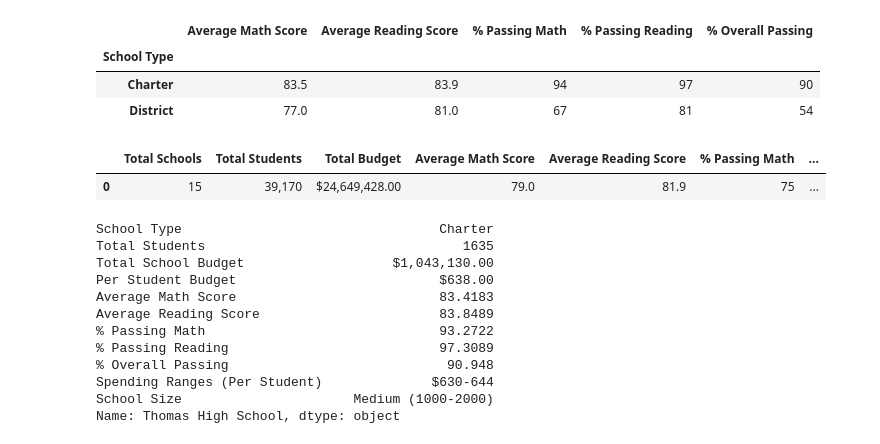
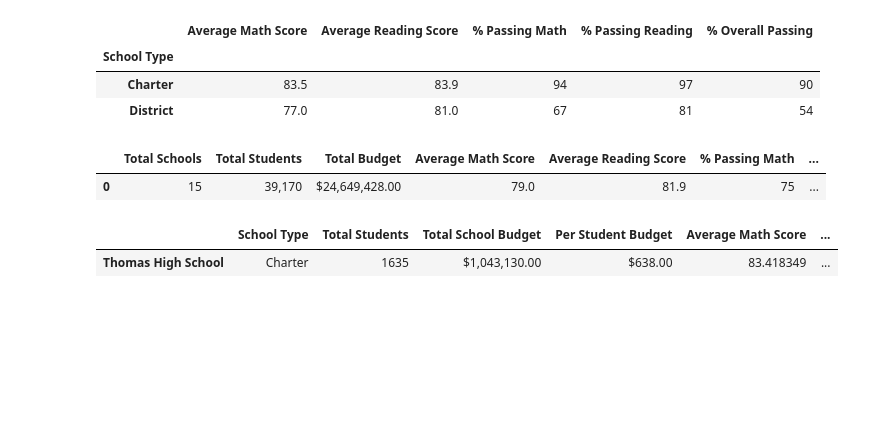
Before and after one commit to sebcampos/School_District_Analysis, a Jupyter notebook: PyCitySchools_Callenge_testing.ipynb, the cells around one changed output. Cells and saved outputs as stored; diff of their text form; code cells hidden in the pictures; blank space fills up the shorter version.

```diff
--- a/PyCitySchools_Callenge_testing.ipynb
+++ b/PyCitySchools_Callenge_testing.ipynb
@@ -1228,17 +1228,7 @@ district_summary_df
 |  | Total Schools | Total Students | Total Budget | Average Math Score | Average Reading Score | % Passing Math | ... |
 | 0 | 15 | 39,170 | $24,649,428.00 | 79.0 | 81.9 | 75 | ... |
 # %%
-per_school_summary_df.loc["Thomas High School"]
+per_school_summary_df.loc[["Thomas High School"]]
 # %% [output]
-School Type                                 Charter
-Total Students                                 1635
-Total School Budget                   $1,043,130.00
-Per Student Budget                          $638.00
-Average Math Score                          83.4183
-Average Reading Score                       83.8489
-% Passing Math                              93.2722
-% Passing Reading                           97.3089
-% Overall Passing                            90.948
-Spending Ranges (Per Student)              $630-644
-School Size                      Medium (1000-2000)
-Name: Thomas High School, dtype: object
+|  | School Type | Total Students | Total School Budget | Per Student Budget | Average Math Score | ... |
+| Thomas High School | Charter | 1635 | $1,043,130.00 | $638.00 | 83.418349 | ... |
```
Also changed, not shown: 5 other files.
